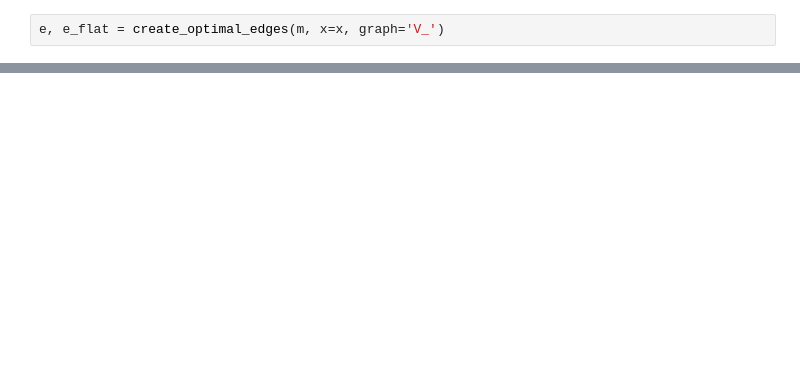
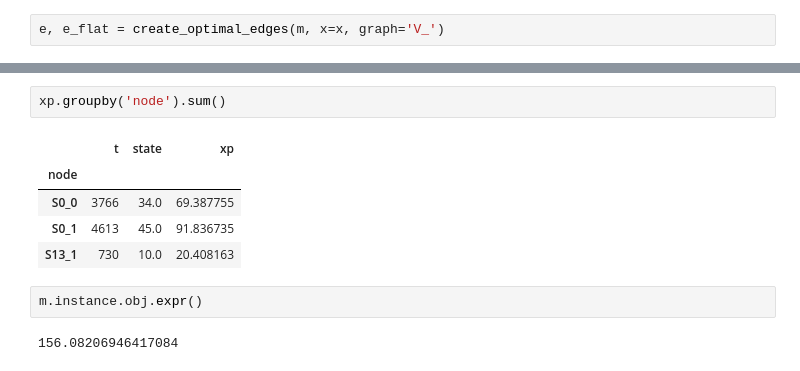
Before and after one commit to rariss/E-VRP-TW-V2G, a Jupyter notebook: evrp/e-vrp-tw.ipynb, the cells around one changed output, grey strips where cells are left out. Cells and saved outputs as stored; diff of their text form; blank space fills up the shorter version.

```diff
--- a/evrp/e-vrp-tw.ipynb
+++ b/evrp/e-vrp-tw.ipynb
@@ -219,0 +275,12 @@ m.instance.xa['D0'].pprint()
+# %%
+xp.groupby('node').sum()
+# %% [output]
+|  | t | state | xp |
+| node |  |  |  |
+| S0_0 | 3766 | 34.0 | 69.387755 |
+| S0_1 | 4613 | 45.0 | 91.836735 |
+| S13_1 | 730 | 10.0 | 20.408163 |
+# %%
+m.instance.obj.expr()
+# %% [output]
+156.08206946417084
```
Also changed, not shown: parts of 19 cells of this notebook, 5 other files.
